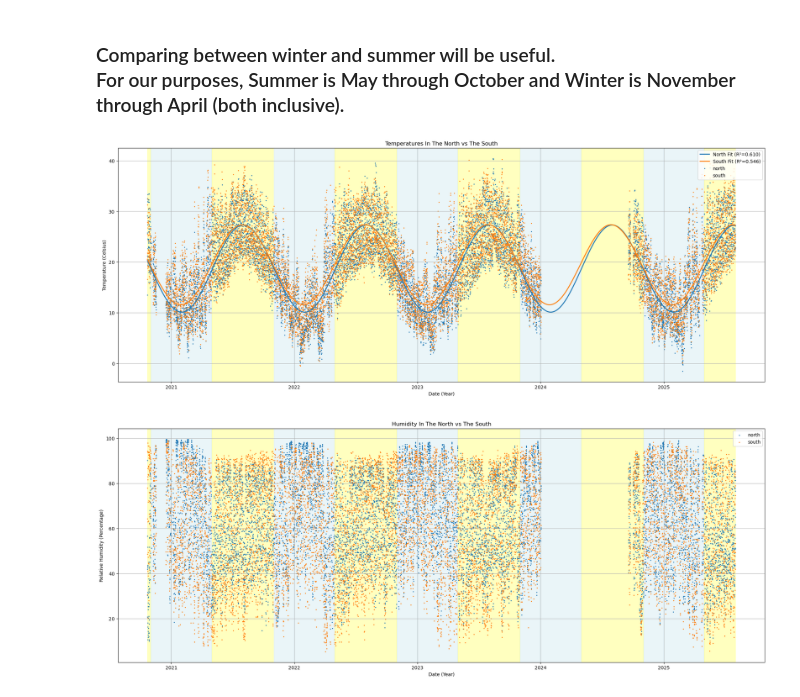
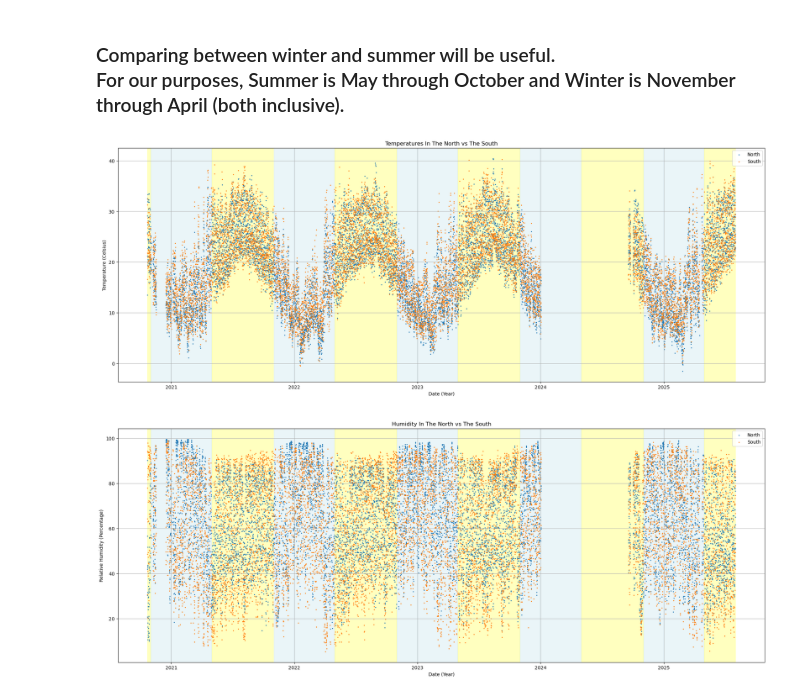
Before and after one commit to karpada2/comp_sci_stuff, a Jupyter notebook: eleventh_grade/climate_project/climate_project_rimon_gon.ipynb, the cells around one changed output. Cells and saved outputs as stored; diff of their text form; code cells hidden in the pictures.

```diff
--- a/eleventh_grade/climate_project/climate_project_rimon_gon.ipynb
+++ b/eleventh_grade/climate_project/climate_project_rimon_gon.ipynb
@@ -109,60 +109,13 @@ def add_seasonal_background(ax, start_date, end_date):
             ax.axvspan(current_date, season_end, alpha=0.25, color='lightblue', zorder=0)
             current_date = season_end + pd.Timedelta(days=1)
 # %%
-# Define the sine function to fit
-def sine_function(x, amplitude, frequency, phase, offset):
-    return amplitude * np.sin(frequency * x + phase) + offset
+dates = np.array(north_avg["date"])
 
-# Convert dates to numeric values for fitting
-def fit_sine_to_column(data, date_col='date', temp_col='temperature'):
-    # Convert dates to ordinal (days since a reference date)
-    data = data.copy().sort_values(date_col)
-    x_numeric = data[date_col].map(pd.Timestamp.toordinal)
-    y_temp = data[temp_col].values
-
-    # Initial parameter guesses
-    # amplitude: rough estimate from data range
-    amplitude_guess = (y_temp.max() - y_temp.min()) / 2
-    # frequency: assuming yearly cycle (365 days)
-    frequency_guess = 2 * np.pi / 365.25
-    # phase: start of year offset
-    phase_guess = 0
-    # offset: mean temperature
-    offset_guess = y_temp.mean()
-
-    initial_guess = [amplitude_guess, frequency_guess, phase_guess, offset_guess]
-
-    # Fit the curve
-    popt, pcov = curve_fit(sine_function, x_numeric, y_temp, p0=initial_guess)
-
-    return popt, x_numeric, y_temp
-
-def calculate_r_squared(y_actual, y_predicted):
-    ss_res = np.sum((y_actual - y_predicted) ** 2)
-    ss_tot = np.sum((y_actual - np.mean(y_actual)) ** 2)
-    return 1 - (ss_res / ss_tot)
-
-
-
-# Fit both datasets
-north_temp_sin_params, north_x_temps, north_y_temps = fit_sine_to_column(north_avg)
-south_temp_sin_params, south_x_temps, south_y_temps = fit_sine_to_column(south_avg)
-
-# Generate smooth curves for plotting
-date_range = pd.date_range(start=min(north_avg['date'].min(), south_avg['date'].min()),
-                          end=max(north_avg['date'].max(), south_avg['date'].max()),
-                          freq='D')
-x_smooth = date_range.map(pd.Timestamp.toordinal)
-
-# Calculate fitted curves
-north_fitted_temps = sine_function(x_smooth, *north_temp_sin_params)
-south_fitted_temps = sine_function(x_smooth, *south_temp_sin_params)
-
-
-
-dates = np.array(north_avg["date"])
 north_temps = np.array(north_avg["temperature"])
 south_temps = np.array(south_avg["temperature"])
+
+north_humidities = np.array(north_avg["humidity"])
+south_humidities = np.array(south_avg["humidity"])
 
 
 
@@ -170,45 +123,37 @@ fig, ax = plt.subplots(nrows=2, ncols=1)
 (temperature_ax, humidity_ax) = ax
 
 
+temperature_ax.scatter(dates, north_temps, color="#1f77b4", alpha=1, s=1.5, label="North")
 
-# Plot fitted curves
-temperature_ax.plot(date_range, north_fitted_temps, color='#1f77b4', linewidth=2,
-        label=f'North Fit (R²={calculate_r_squared(north_y_temps, sine_function(north_x_temps, *north_temp_sin_params)):.3f})')
-temperature_ax.plot(date_range, south_fitted_temps, color='#ff7f0e', linewidth=2,
-        label=f'South Fit (R²={calculate_r_squared(south_y_temps, sine_function(south_x_temps, *south_temp_sin_params)):.3f})')
-
-
-temperature_ax.scatter(dates, north_temps, color="#1f77b4", alpha=1, s=1.5, label="north")
-
-temperature_ax.scatter(dates, south_temps, color="#ff7f0e", alpha=1, s=1.5, label="south")
+temperature_ax.scatter(dates, south_temps, color="#ff7f0e", alpha=1, s=1.5, label="South")
 
 
 add_seasonal_background(temperature_ax, north_avg["date"][0], north_avg["date"][len(north_avg["date"])-1])
 
 
 
 temperature_ax.legend(loc='upper right')
 temperature_ax.grid()
 temperature_ax.set_title("Temperatures In The North vs The South")
 temperature_ax.set_xlabel("Date (Year)")
 temperature_ax.set_ylabel("Temperature (Celsius)")
 
 
 
 
-humidity_ax.scatter(north_avg["date"], north_avg["humidity"], alpha=1, s=1.5, label="north")
+humidity_ax.scatter(dates, north_humidities, alpha=1, s=1.5, label="North")
 
-humidity_ax.scatter(south_avg["date"], south_avg["humidity"], alpha=1, s=1.5, label="south")
+humidity_ax.scatter(dates, south_humidities, alpha=1, s=1.5, label="South")
 
 add_seasonal_background(humidity_ax, north_avg["date"][0], north_avg["date"][len(north_avg["date"])-1])
 
 humidity_ax.legend(loc='upper right')
 humidity_ax.grid()
 humidity_ax.set_title("Humidity In The North vs The South")
 humidity_ax.set_xlabel("Date (Year)")
 humidity_ax.set_ylabel("Relative Humidity (Percentage)")
 
 
 plt.show()
 # %% [output]
-[figure, old version]
+[figure, new version]
```
Also changed, not shown: parts of 2 cells of this notebook.
